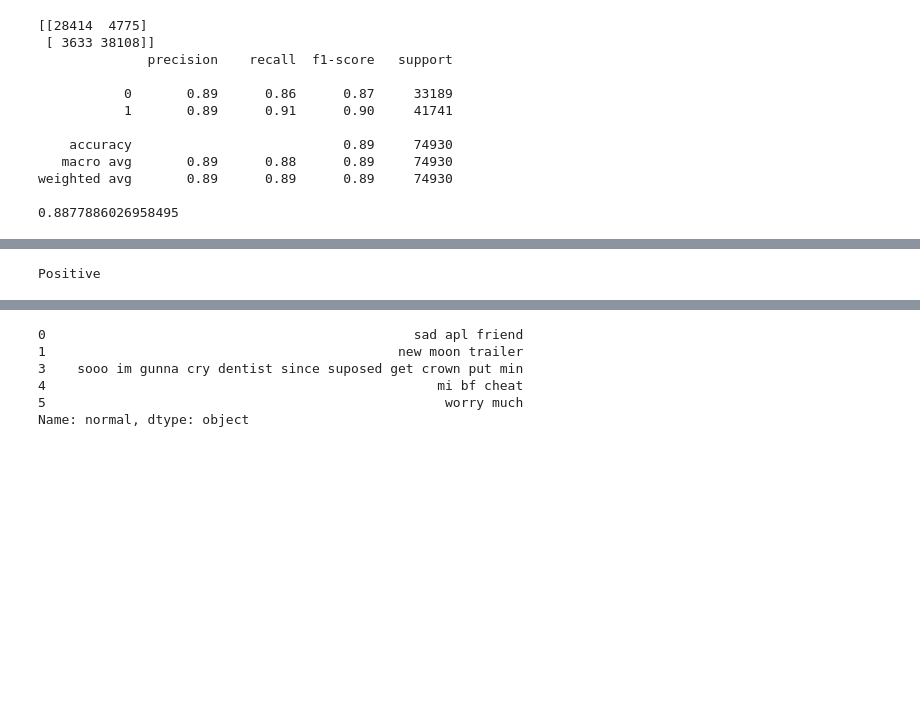
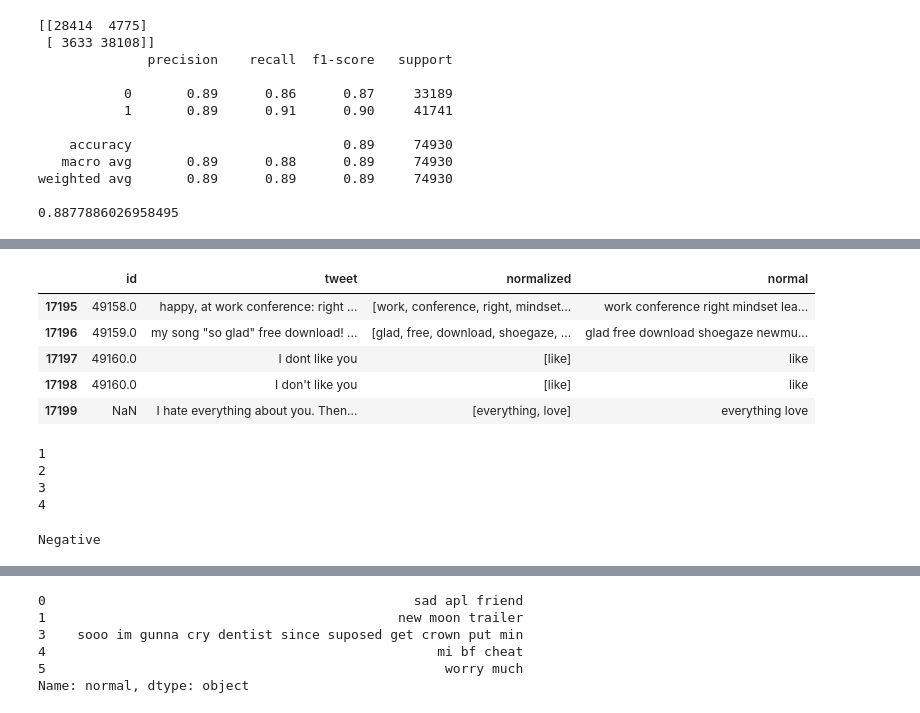
Before and after one commit to josegpl/HateSpeech_Classification, a Jupyter notebook: newtest.ipynb, the cells around one changed output, grey strips where cells are left out. Saved outputs shown, nothing was run; the diff lists cells and outputs as text; code cells hidden in the pictures; blank space fills up the shorter version.

```diff
--- a/newtest.ipynb
+++ b/newtest.ipynb
@@ -432,3 +435,7 @@ print(accuracy_score(targets_train, nbm_pred))
 weighted avg       0.89      0.89      0.89     74930
 
 0.8877886026958495
+# %%
+######################################################### test model with new data
+test = pd.read_csv('C:\\Users\\guilh_000\\Documents\\tweetsclassify\\test_tweets.csv')
+test.shape
@@ -434,0 +455,29 @@ weighted avg       0.89      0.89      0.89     74930
+# %%
+newrow = {'tweet': input()}
+test = test.append(newrow, ignore_index = True)
+test.tail()
+# %%
+test['normalized'] = test.tweet.apply(normalizer)
+test['normal'] = [' '.join(map(str, l)) for l in test['normalized']]
+# %%
+test.tail(5)
+# %% [output]
+|  | id | tweet | normalized | normal |
+| 17195 | 49158.0 | happy, at work conference: right ... | [work, conference, right, mindset... | work conference right mindset lea... |
+| 17196 | 49159.0 | my song "so glad" free download! ... | [glad, free, download, shoegaze, ... | glad free download shoegaze newmu... |
+| 17197 | 49160.0 | I dont like you | [like] | like |
+| 17198 | 49160.0 | I don't like you | [like] | like |
+| 17199 | NaN | I hate everything about you. Then... | [everything, love] | everything love |
+# %%
+tweet_to_predict = test['normal'].tail(5)
+x = count_vectorizer.transform(tweet_to_predict)
+j = 0
+for i in ((lsvm.predict(x))):
+    if i == 1:
+        print(j)
+    j += 1
+# %% [output]
+1
+2
+3
+4
@@ -435,13 +496,13 @@ weighted avg       0.89      0.89      0.89     74930
 # %%
-tweet_test = ['hi']
+tweet_test = ['I negation like you']
 x = count_vectorizer.transform(tweet_test)
-result = nbm.predict(x)
+result = lsvm.predict(x)
 if(result==1):
     print('Positive')
 else:
     print('Negative')
 # %% [output]
-Positive
+Negative
 # %%
 ###################################################
 isnegative = train[train.Sentiment == 0]
```
Also changed, not shown: parts of 23 cells of this notebook.
